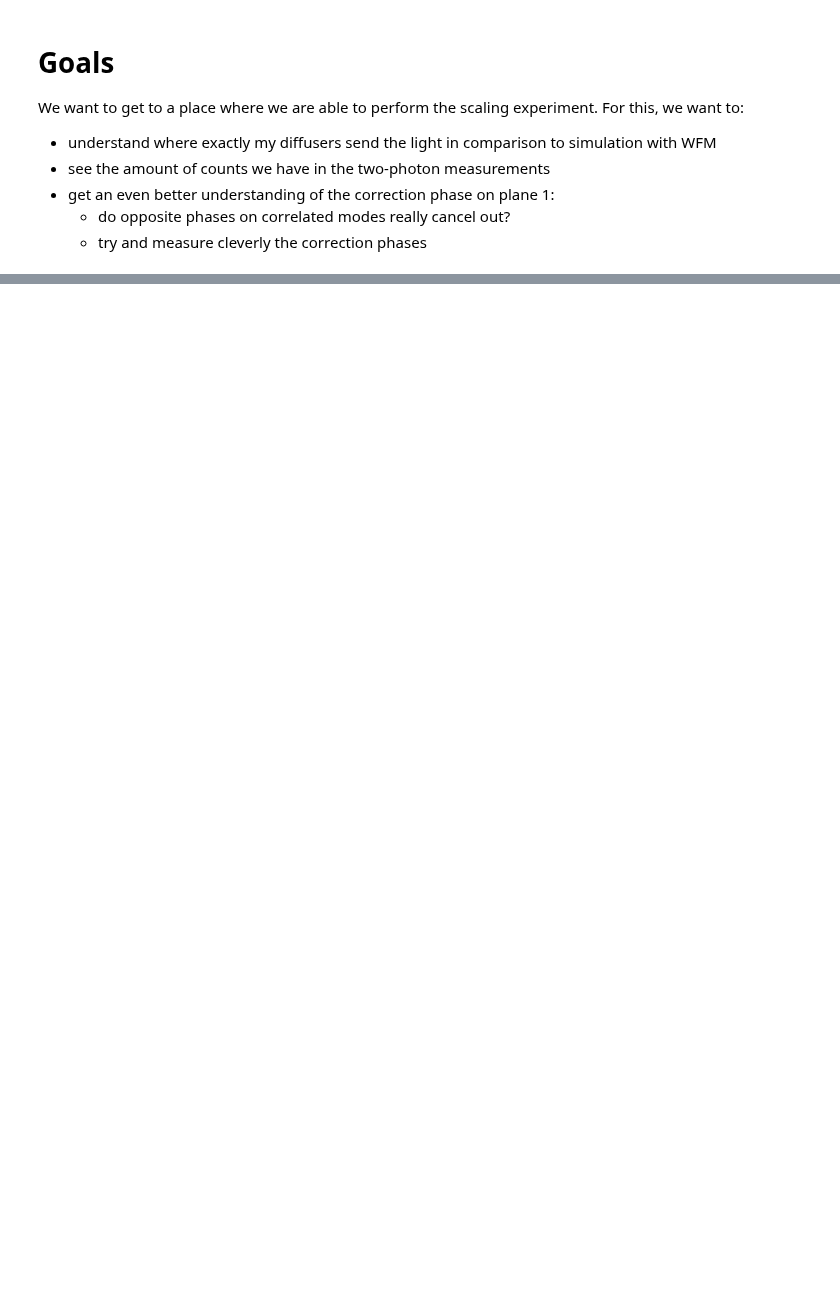
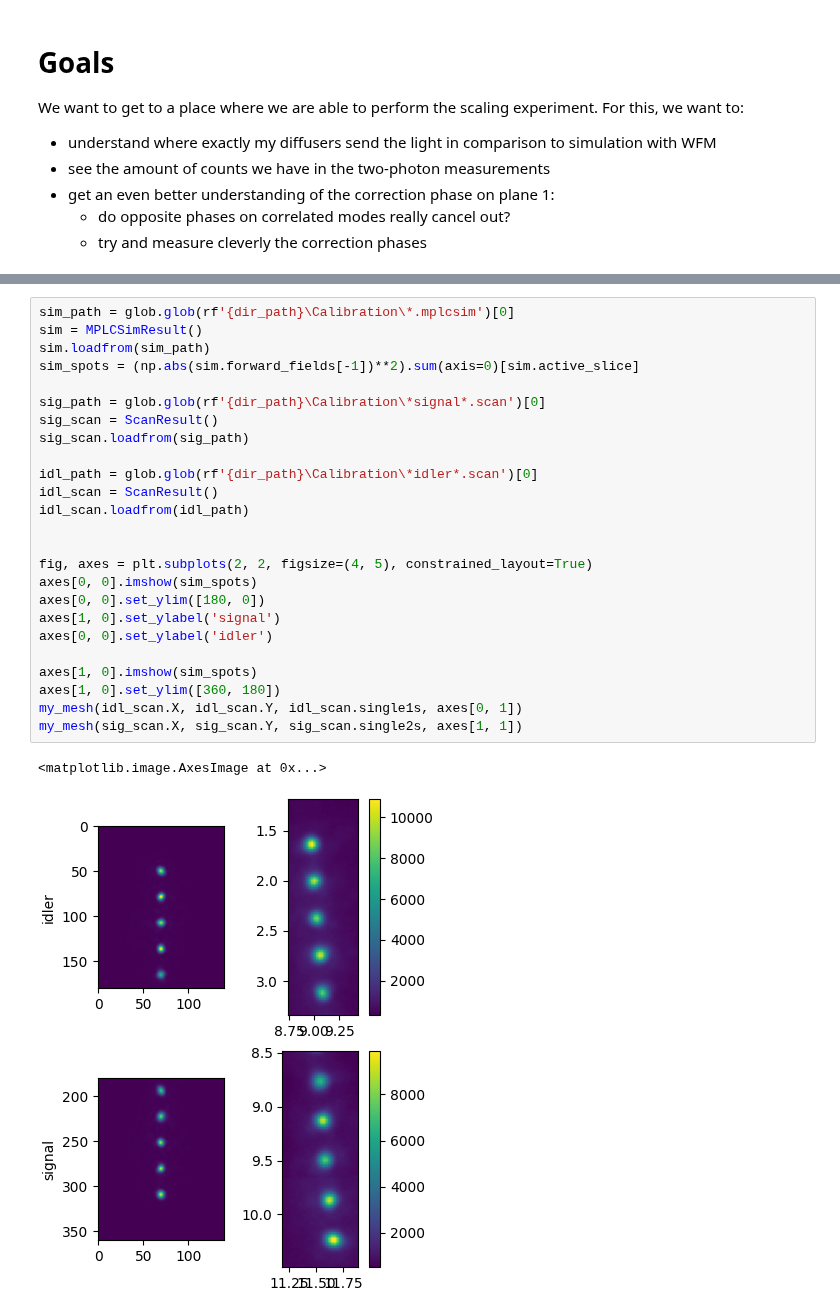
Before and after one commit to rubiaek/pianoq, a Jupyter notebook: pianoq/notebooks/writeup_spots_diffuser1_counts_and_phases.ipynb, the cells around one changed output, grey strips where cells are left out. Cells and saved outputs as stored; diff of their text form; blank space fills up the shorter version.

```diff
--- a/pianoq/notebooks/writeup_spots_diffuser1_counts_and_phases.ipynb
+++ b/pianoq/notebooks/writeup_spots_diffuser1_counts_and_phases.ipynb
@@ -59,0 +78,28 @@ mimshow((np.abs(all_speckles[0])**2)[sr.active_slice])
+# %%
+sim_path = glob.glob(rf'{dir_path}\Calibration\*.mplcsim')[0]
+sim = MPLCSimResult()
+sim.loadfrom(sim_path)
+sim_spots = (np.abs(sim.forward_fields[-1])**2).sum(axis=0)[sim.active_slice]
+
+sig_path = glob.glob(rf'{dir_path}\Calibration\*signal*.scan')[0]
+sig_scan = ScanResult()
+sig_scan.loadfrom(sig_path)
+
+idl_path = glob.glob(rf'{dir_path}\Calibration\*idler*.scan')[0]
+idl_scan = ScanResult()
+idl_scan.loadfrom(idl_path)
+
+
+fig, axes = plt.subplots(2, 2, figsize=(4, 5), constrained_layout=True)
+axes[0, 0].imshow(sim_spots)
+axes[0, 0].set_ylim([180, 0])
+axes[1, 0].set_ylabel('signal')
+axes[0, 0].set_ylabel('idler')
+
+axes[1, 0].imshow(sim_spots)
+axes[1, 0].set_ylim([360, 180])
+my_mesh(idl_scan.X, idl_scan.Y, idl_scan.single1s, axes[0, 1])
+my_mesh(sig_scan.X, sig_scan.Y, sig_scan.single2s, axes[1, 1])
+# %% [output]
+<matplotlib.image.AxesImage at 0x...>
+[figure, added]
```
Also changed, not shown: parts of 12 cells of this notebook.
